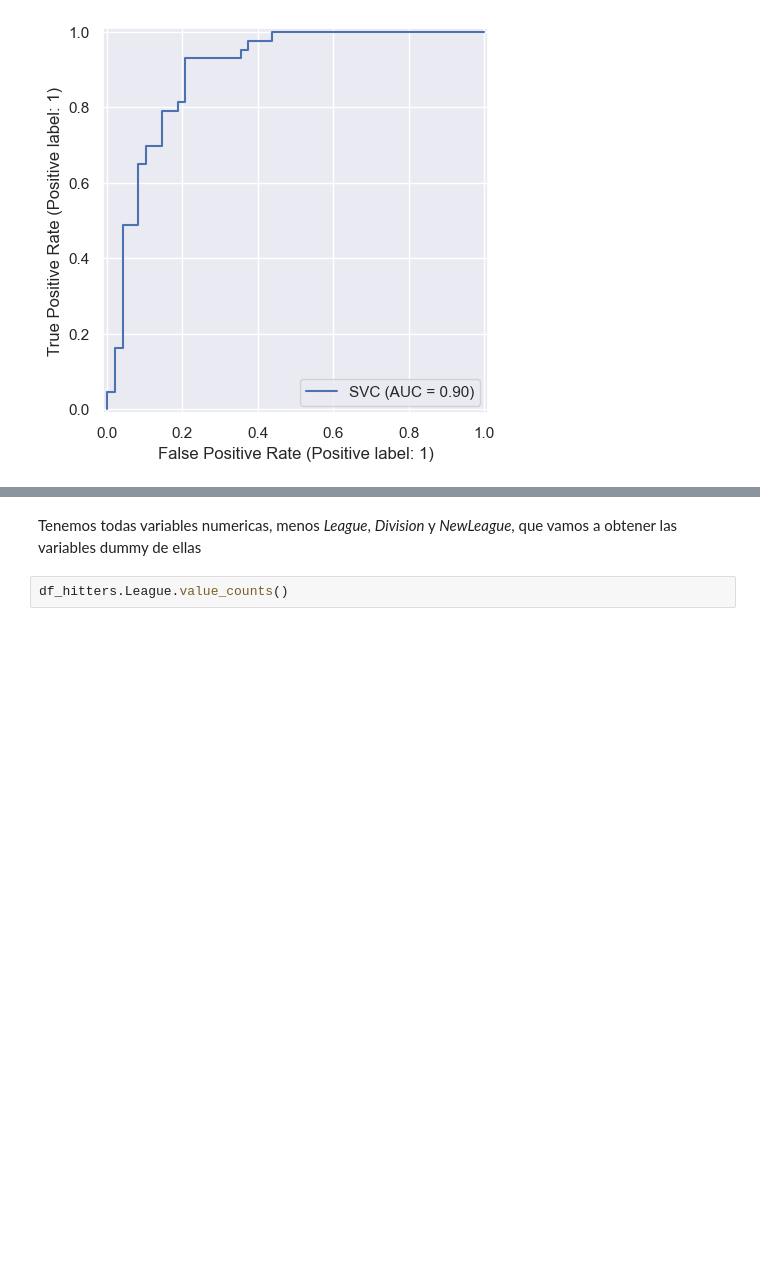
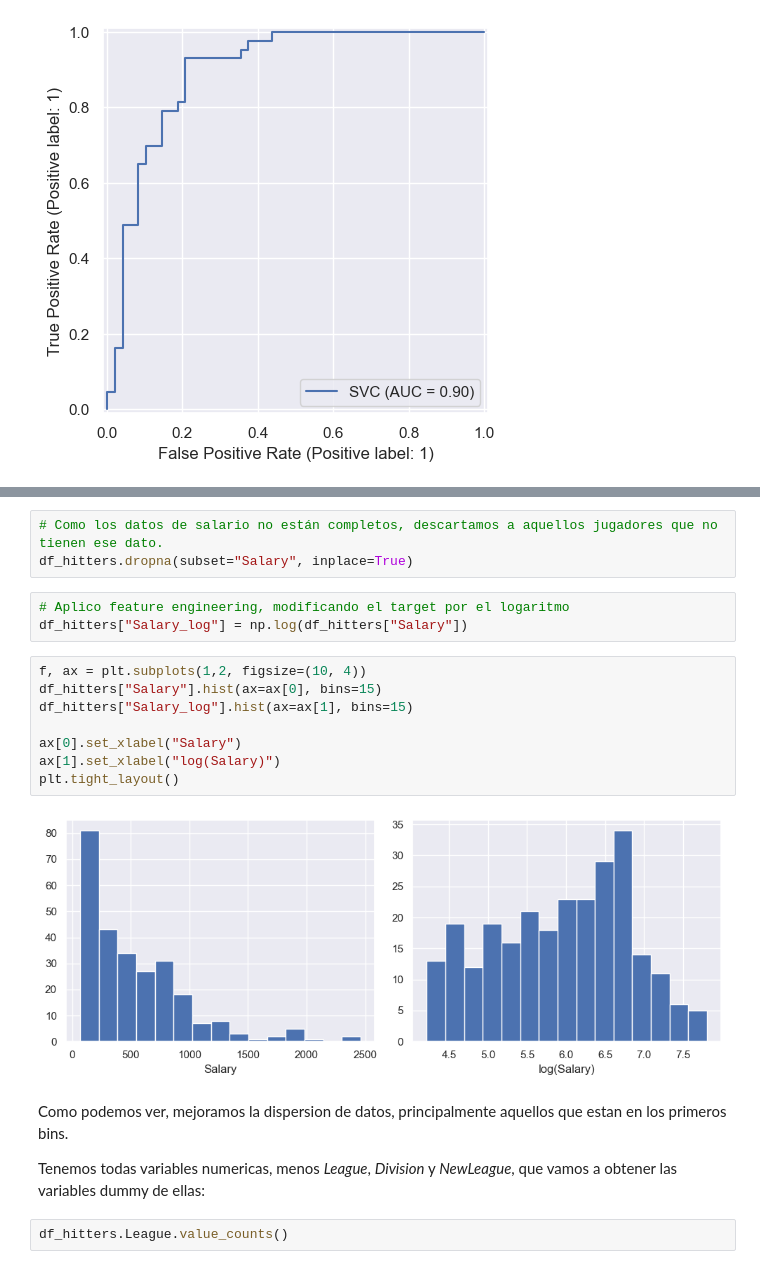
Before and after one commit to jcruz-ferreyra/aprMaqI_CEIA, a Jupyter notebook: clase3/jupyter_notebooks/svm.ipynb, the cells around one changed output, grey strips where cells are left out. Drawn from its saved outputs; the diff is of its cells as text; blank space fills up the shorter version.

```diff
--- a/clase3/jupyter_notebooks/svm.ipynb
+++ b/clase3/jupyter_notebooks/svm.ipynb
@@ -612,5 +636,23 @@ memory usage: 45.2+ KB
+# %%
+# Como los datos de salario no están completos, descartamos a aquellos jugadores que no tienen ese dato.
+df_hitters.dropna(subset="Salary", inplace=True)
+# %%
+# Aplico feature engineering, modificando el target por el logaritmo
+df_hitters["Salary_log"] = np.log(df_hitters["Salary"])
+# %%
+f, ax = plt.subplots(1,2, figsize=(10, 4))
+df_hitters["Salary"].hist(ax=ax[0], bins=15)
+df_hitters["Salary_log"].hist(ax=ax[1], bins=15)
+
+ax[0].set_xlabel("Salary")
+ax[1].set_xlabel("log(Salary)")
+plt.tight_layout()
+# %% [output]
+[figure, added]
 # %% [markdown]
-Tenemos todas variables numericas, menos *League*, *Division* y *NewLeague*, que vamos a obtener las variables dummy de ellas
+Como podemos ver, mejoramos la dispersion de datos, principalmente aquellos que estan en los primeros bins.
+
+Tenemos todas variables numericas, menos *League*, *Division* y *NewLeague*, que vamos a obtener las variables dummy de ellas:
 # %%
 df_hitters.League.value_counts()
 # %% [output]
```
Also changed, not shown: parts of 17 cells of this notebook, 2 other files.
